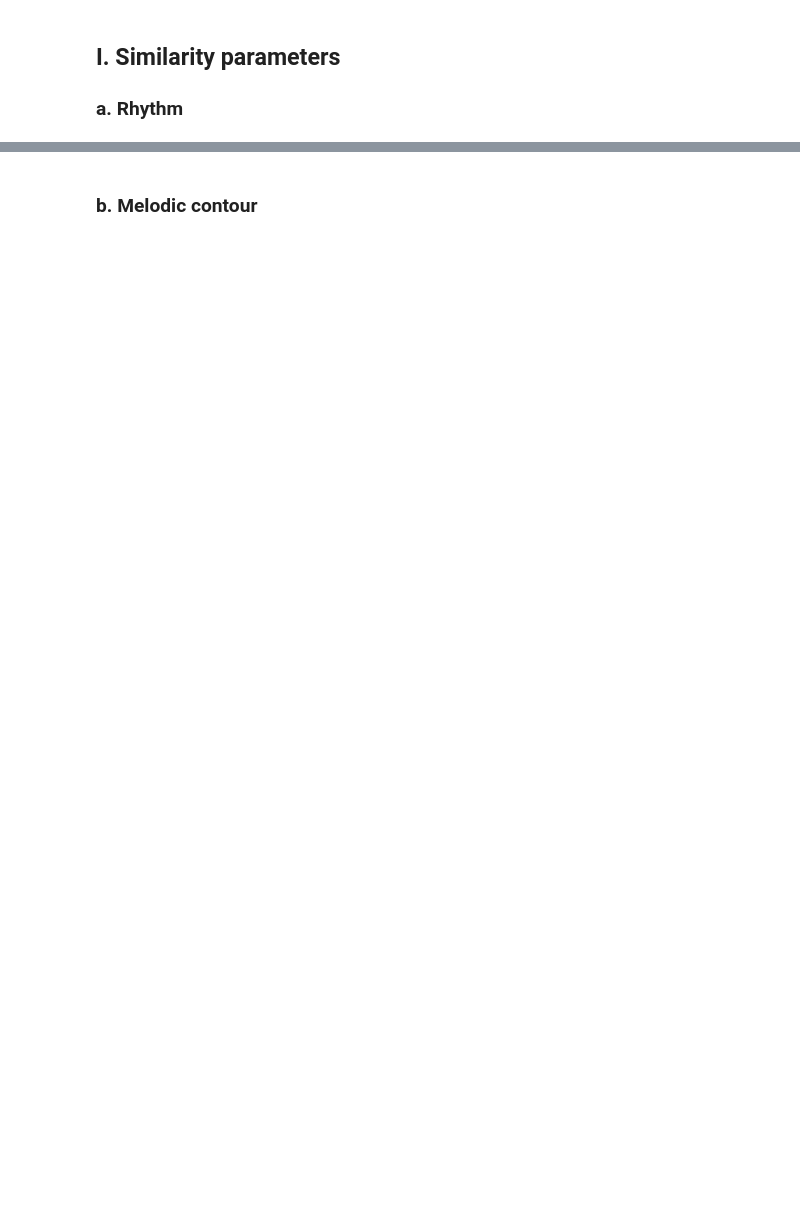
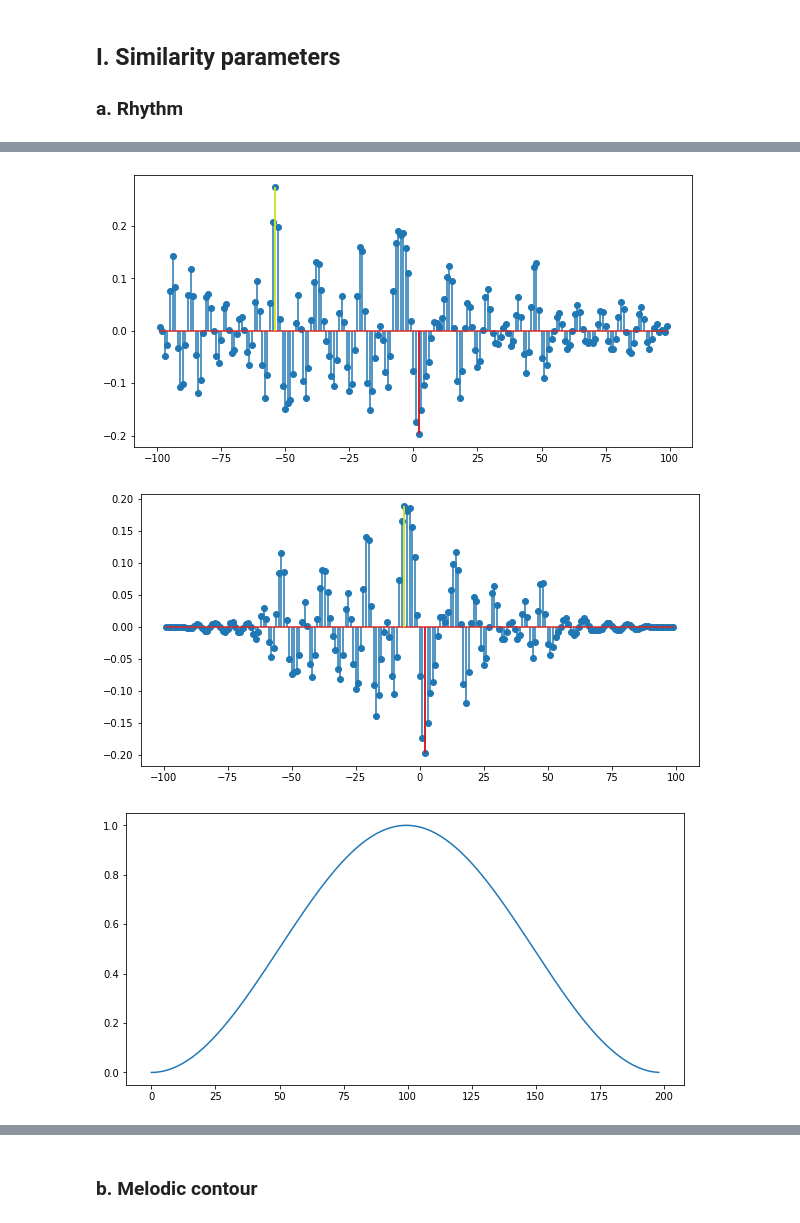
Before and after one commit to mikqs/digital-musicology, a Jupyter notebook: Group_6_A3/Group_6_A3.ipynb, the cells around one changed output, grey strips where cells are left out. Cells and saved outputs as stored; diff of their text form; code cells hidden in the pictures; blank space fills up the shorter version.

```diff
--- a/Group_6_A3/Group_6_A3.ipynb
+++ b/Group_6_A3/Group_6_A3.ipynb
@@ -146 +154,49 @@ plt.show()
+# %%
+random_piece_1 = fermata_df['piece'].sample(n=1).item()
+last_onset = last_piece_onsets[random_piece_1]
+sampling_period = minimum_note_durations[random_piece_1]
+time_steps = np.arange(0, (last_onset+1e-10), sampling_period)
+summed_durations = summed_durations_dict[random_piece_1].values
+
+N = 100
+time_steps_resampled = np.arange(0, N, 1)
+# Sample 100 equally spaced weights (set negative weights to 0)
+summed_durations_resampled_1 = [max(res, 0) for res in signal.resample(summed_durations, num=N)]
+
+random_piece_2 = fermata_df['piece'].sample(n=1).item()
+last_onset = last_piece_onsets[random_piece_2]
+sampling_period = minimum_note_durations[random_piece_2]
+time_steps = np.arange(0, (last_onset+1e-10), sampling_period)
+summed_durations = summed_durations_dict[random_piece_2].values
+
+N = 100
+time_steps_resampled = np.arange(0, N, 1)
+# Sample 100 equally spaced weights (set negative weights to 0)
+summed_durations_resampled_2 = [max(res, 0) for res in signal.resample(summed_durations, num=N)]
+
+a=(summed_durations_resampled_1 - np.mean(summed_durations_resampled_1))/np.std(summed_durations_resampled_1)
+b=(summed_durations_resampled_2 - np.mean(summed_durations_resampled_2))/np.std(summed_durations_resampled_2)
+
+corr = correlate(a, b, 'full')/100
+
+plt.figure(figsize=(10, 5))
+plt.stem(range(-N+1,N), corr)
+plt.vlines(x=np.argmax(corr)-(N-1), ymin=0, ymax=max(corr), color='yellow')
+plt.vlines(x=np.argmin(corr)-(N-1), ymin=min(corr), ymax=0, color='red')
+plt.show()
+
+window = get_window('hann', N*2-1)
+plt.figure(figsize=(10, 5))
+plt.stem(range(-N+1,N), corr*window)
+plt.vlines(x=np.argmax(corr*window)-(N-1), ymin=0, ymax=max(corr*window), color='yellow')
+plt.vlines(x=np.argmin(corr*window)-(N-1), ymin=min(corr*window), ymax=0, color='red')
+plt.show()
+
+plt.figure(figsize=(10, 5))
+plt.plot(window)
+plt.show()
+# %% [output]
+[figure, added]
+[figure, added]
+[figure, added]
 # %%
```
Also changed, not shown: parts of 17 cells of this notebook.
